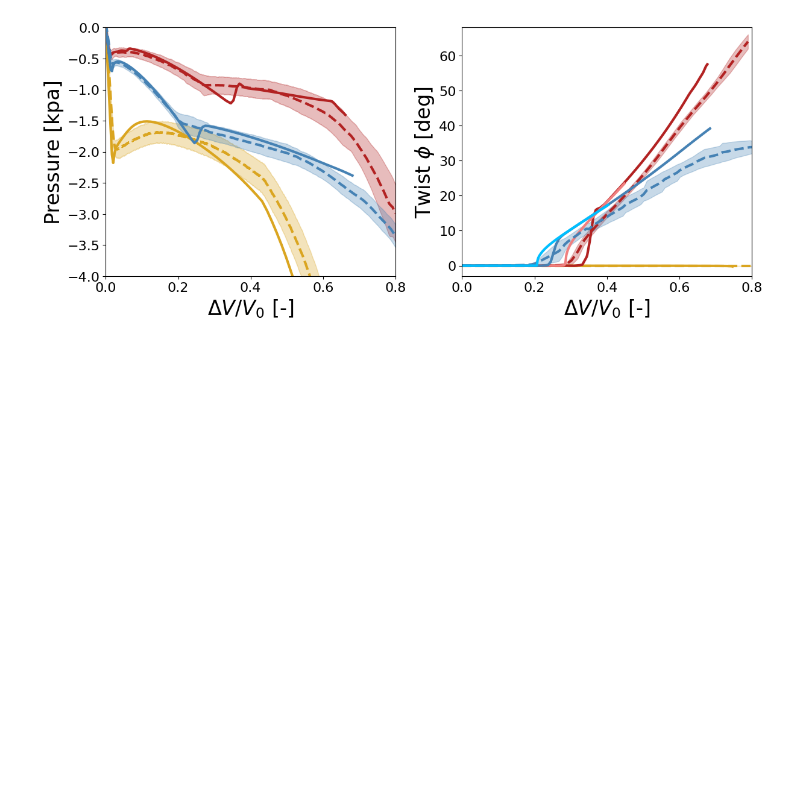
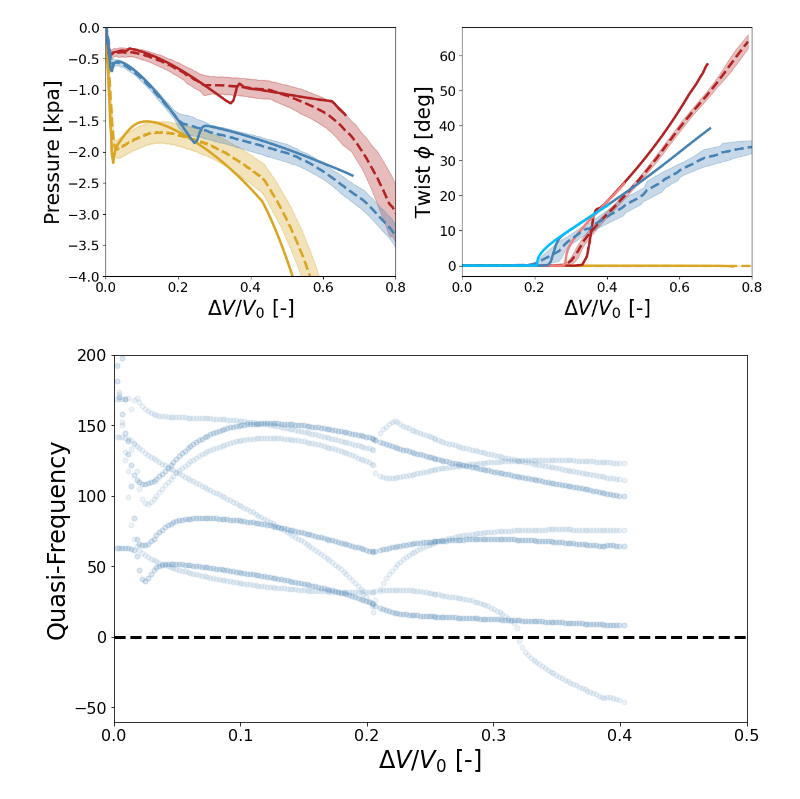
Before and after one commit to bertoldi-collab/buckling-cylinders, a Jupyter notebook: figure_making_ses.ipynb, the cells around one changed output. Drawn from its saved outputs; the diff is of its cells as text; code cells hidden in the pictures; blank space fills up the shorter version.

```diff
--- a/figure_making_ses.ipynb
+++ b/figure_making_ses.ipynb
@@ -430,3 +430,16 @@ improve_plot_multi(ax, xlabel = '$\Delta V/V_0$ [-]', ylabel = ['Pressure [kpa]'
 fig.savefig(f'{folder_out}/pv_twist.png', dpi = 300)
 # %% [output]
 [figure]
+# %%
+'current freq plots 1x1 4folds'
+fig, ax = plt.subplots(figsize = (10, 6), constrained_layout = True, sharey = True)
+
+ax.hlines(0,0,0.5, 'k', '--', linewidth = linewidth_all)
+
+plot_freq(ax, 4)
+
+improve_plot(ax, xlabel = '$\Delta V/V_0$ [-]', ylabel = 'Quasi-Frequency', ylim_top = 200, ylim_bottom = -60, xlim_left = 0, xlim_right = 0.5)
+
+fig.savefig(f'{folder_out}/4folds_freq.png', dpi = 300)
+# %% [output]
+[figure, added]
```
Also changed, not shown: parts of 6 cells of this notebook, 15 other files.
